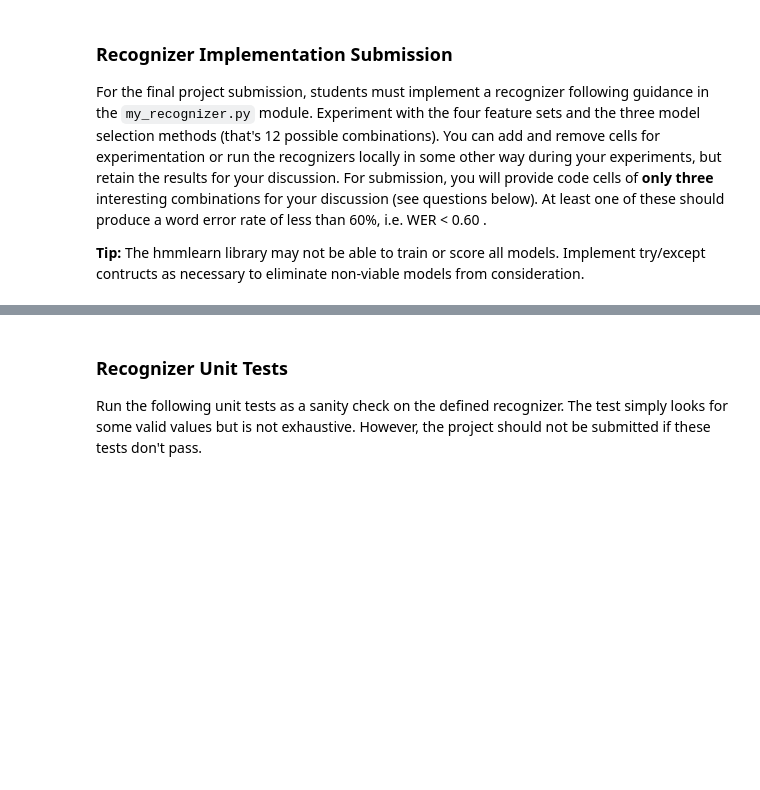
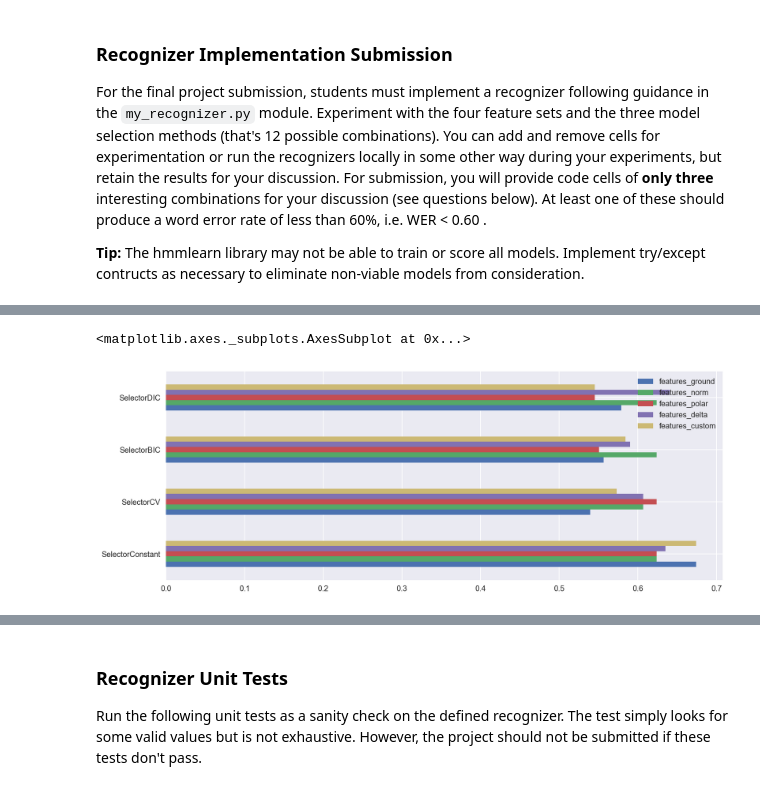
Before and after one commit to Robert-Alonso/AIND-Recognizer, a Jupyter notebook: asl_recognizer.ipynb, the cells around one changed output, grey strips where cells are left out. Drawn from its saved outputs; the diff is of its cells as text; code cells hidden in the pictures; blank space fills up the shorter version.

Commit message:
Completed recognizer and performance comparison

```diff
--- a/asl_recognizer.ipynb
+++ b/asl_recognizer.ipynb
@@ -622,0 +719,3 @@ show_errors(guesses, test_set)
+# %%
+results = pd.DataFrame(index=all_features, columns=all_selectors)
+results
@@ -622,0 +729,30 @@ show_errors(guesses, test_set)
+# %%
+def WER(guesses, test_set):
+    """ Calculates Word Error Ratio
+
+    :param guesses: list of test item answers, ordered
+    :param test_set: SinglesData object
+    :return:
+        WER value
+
+    WER = (S+I+D)/N  but we have no insertions or deletions for isolated words so WER = S/N
+    """
+    S = 0
+    N = len(test_set.wordlist)
+    num_test_words = len(test_set.wordlist)
+    if len(guesses) != num_test_words:
+        print("Size of guesses must equal number of test words ({})!".format(num_test_words))
+    for word_id in range(num_test_words):
+        if guesses[word_id] != test_set.wordlist[word_id]:
+            S += 1
+    return float(S) / float(N)
+# %%
+for features in all_features:
+    test_set = asl.build_test(all_features[features])
+    for model_selector in all_selectors:
+        print(f'Evaluating {features} with {model_selector}... ', end='\t')
+        models = train_all_words(all_features[features], all_selectors[model_selector])
+        probabilities, guesses = recognize(models, test_set)
+        wer = WER(guesses, test_set)
+        print(f'Word Error Rate: {wer}')
+        results.loc[features, model_selector] = wer
@@ -622,0 +790,8 @@ show_errors(guesses, test_set)
+# %%
+import seaborn as sns
+sns.set()
+# %%
+results.transpose().plot(kind='barh', figsize=(13,5))
+# %% [output]
+<matplotlib.axes._subplots.AxesSubplot at 0x...>
+[figure, added]
```
Also changed, not shown: parts of 31 cells of this notebook, 4 other files.
